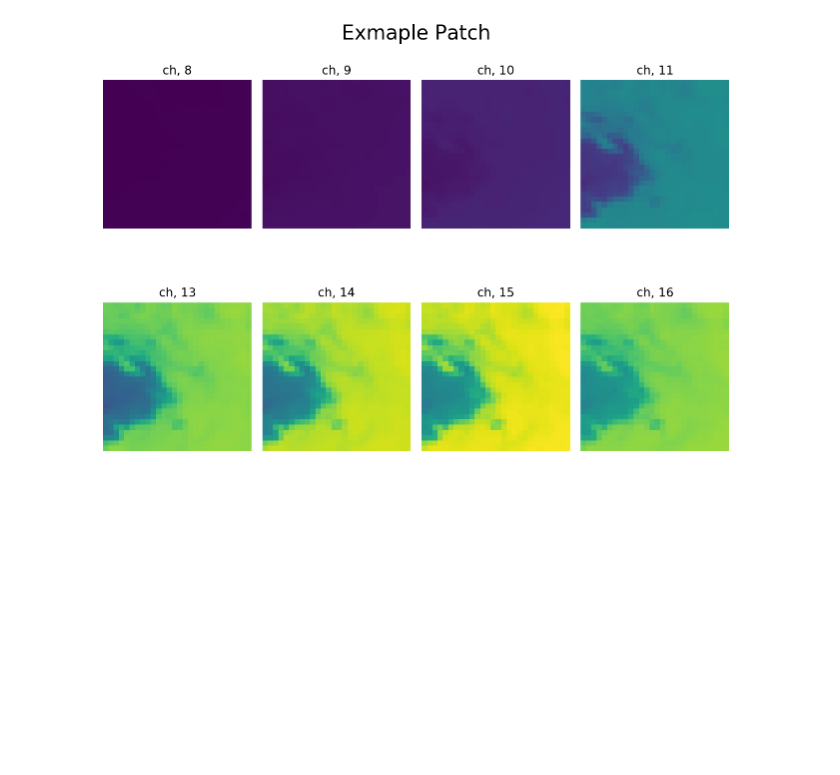
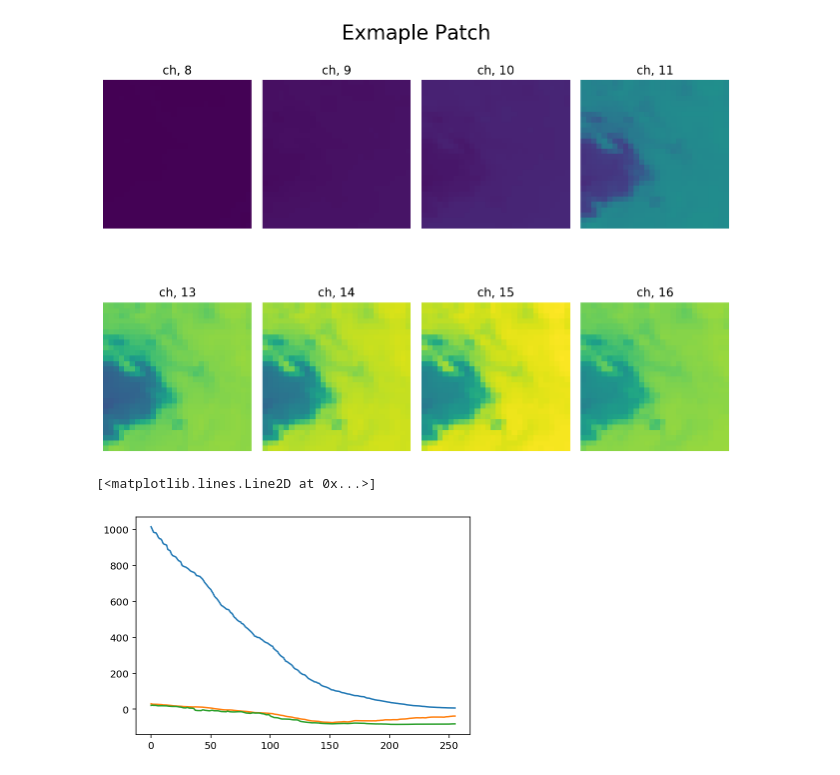
Before and after one commit to stockeh/cira-ml-soundings, a Jupyter notebook: notebooks/data-preprocessing.ipynb, the cells around one changed output. Cells and saved outputs as stored; diff of their text form; code cells hidden in the pictures; blank space fills up the shorter version.

```diff
--- a/notebooks/data-preprocessing.ipynb
+++ b/notebooks/data-preprocessing.ipynb
@@ -308,5 +359,5 @@ fig.tight_layout()
 # %%
-xar = xr.open_dataset(vol + '/processed/abi_patches_TEST.nc')
+xar = xr.open_dataset(vol + '/processed/abi_patches_TEST2.nc')
 xar
 # %% [output]
 <xarray.Dataset>
@@ -344,3 +417,10 @@ for i in range(8):
 fig.tight_layout()
 # %% [output]
 [figure]
+# %%
+plt.plot(xar.sonde_profile_P[index])
+plt.plot(xar.sonde_profile_T[index])
+plt.plot(xar.sonde_profile_Td[index])
+# %% [output]
+[<matplotlib.lines.Line2D at 0x...>]
+[figure, added]
```
Also changed, not shown: parts of 10 cells of this notebook, 1 other file.
